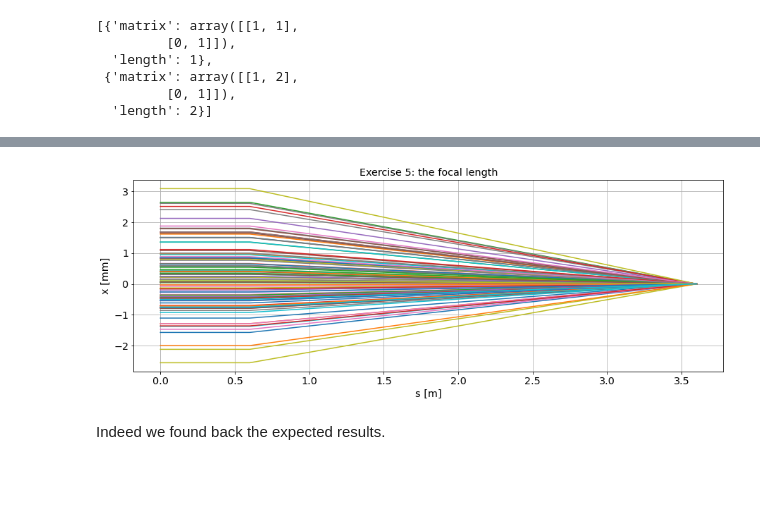
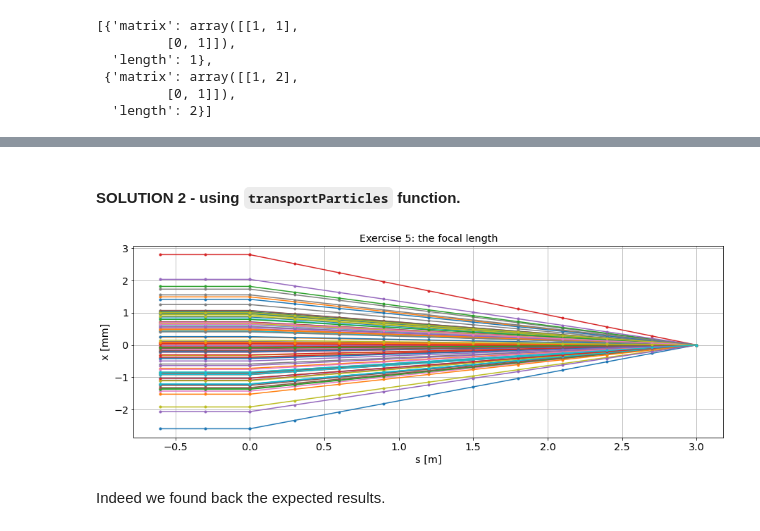
Before and after one commit to cerncas/hands-on-lattice-exercises, a Jupyter notebook: Exercises_Solutions.ipynb, the cells around one changed output, grey strips where cells are left out. Saved outputs shown, nothing was run; the diff lists cells and outputs as text; code cells hidden in the pictures; blank space fills up the shorter version.

Commit message:
did some restyle and added "slideshow" tags to exercises solutions

```diff
--- a/Exercises_Solutions.ipynb
+++ b/Exercises_Solutions.ipynb
@@ -363,0 +360,23 @@ plt.title("Exercise 5: x-x' plane");
+# %%
+def transportParticles(x0,beamline,s0=0):
+    '''Track the particle(s) x0 along the given beamline.
+    If needed, one can specify an initial longitudinal position s0, otherwise set to 0.
+    '''
+    coords = [x0]
+    s = [s0]
+    for elements in beamline:
+        coords.append(elements['matrix'] @ coords[-1])
+        s.append(s[-1] + elements['length'])
+    coords = np.array(coords).transpose()
+    return {'x':  coords[:,0,:],
+            'px': coords[:,1,:],
+            's':  np.array(s),
+            'coords': coords,}
+
+# e.g. define the intial coordinates for 3 particles all with
+#      0 x position, but different angles:
+x_0 = [[0,0,0,0],
+       [0,1,2,4]]
+# and let's transport them throw a lattice made of 2 equally long drifts
+#   and see the final x coordinate
+transportParticles(x_0, D(1)+D(1))['x'][:, -1]
@@ -363,0 +392,18 @@ plt.title("Exercise 5: x-x' plane");
+# %%
+# Particle definition
+N = 100
+X = np.array([np.random.randn(N)/1000, np.zeros(N)])
+# beamline definition
+myF = 3 # [m]
+beamline = + 2 * D(myF/10) + Q(myF) + 10 * D(myF/10)
+output = getEquivalentElement(beamline)[0]['matrix'] @ X
+# plotting
+plt.plot(X[0,:]*1e3, X[1,:]*1e3,'.g', label='entry of the quadrupole');
+plt.plot(output[0,:]*1e3, output[1,:]*1e3,'.r', label='exit of the beamline');
+plt.legend()
+plt.grid(True)
+plt.xlabel('x [mm]')
+plt.ylabel("x' [mrad]")
+plt.xlim([-3,3])
+plt.ylim([-1,1])
+plt.title("Exercise 5: x-x' plane");
@@ -364,14 +412,16 @@ plt.title("Exercise 5: x-x' plane");
+# %% [markdown]
+#### SOLUTION 2 - using `transportParticles` function.
 # %%
 # we the transportParticles function we can se the particle along the line
 # this can help to visualize the concept of focal length
-output = transportParticles(X, beamline)
+output = transportParticles(X, beamline, s0=-2*myF/10)
 for my_particle in output['x']:
-    plt.plot(output['s'], my_particle*1e3)
+    plt.plot(output['s'], my_particle*1e3,'.-')
 plt.xlabel('s [m]')
 plt.ylabel('x [mm]')
 plt.title('Exercise 5: the focal length')
 plt.grid(True)
 # %% [output]
-[figure, old version]
+[figure, new version]
 # %% [markdown]
 Indeed we found back the expected results.
```
Also changed, not shown: parts of 141 cells of this notebook, 2 other files.
